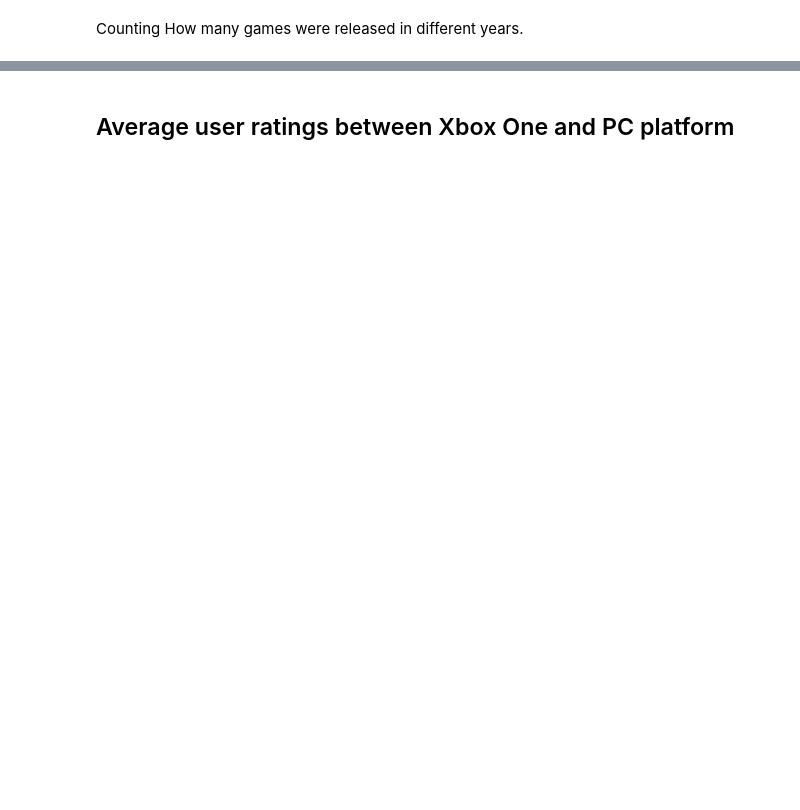
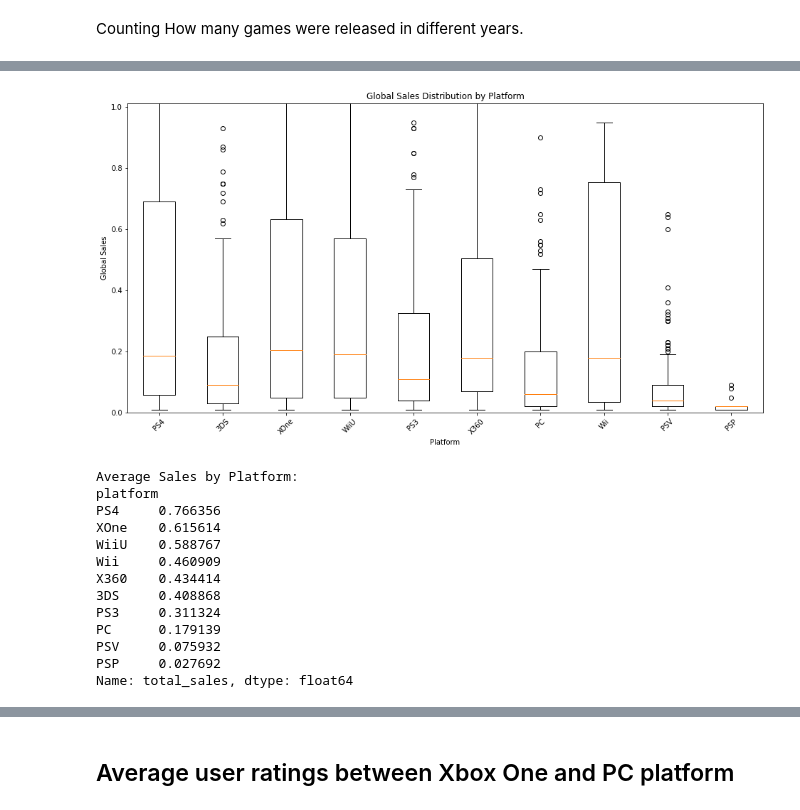
Before and after one commit to rperdomog/games_project, a Jupyter notebook: notebooks/EDA.ipynb, the cells around one changed output, grey strips where cells are left out. Drawn from its saved outputs; the diff is of its cells as text; code cells hidden in the pictures; blank space fills up the shorter version.

```diff
--- a/notebooks/EDA.ipynb
+++ b/notebooks/EDA.ipynb
@@ -646,0 +634,31 @@ The ratings have different behaviors depending the region, and also affect parti
+# %%
+# Build a box plot for global sales broken down by platform
+plt.figure(figsize=(16, 8))
+plt.boxplot([df_last_years[df_last_years['platform'] == platform]['total_sales'] for platform in df_last_years['platform'].unique()],
+            labels=df_last_years['platform'].unique())
+plt.title('Global Sales Distribution by Platform')
+plt.xlabel('Platform')
+plt.ylabel('Global Sales')
+plt.xticks(rotation=45)
+plt.ylim(0, df_last_years['total_sales'].quantile(0.9))  # Set ylim to show only the lower part of the boxplots
+plt.show()
+
+# Calculate and display average sales by platform
+average_sales = df_last_years.groupby('platform')['total_sales'].mean().sort_values(ascending=False)
+print("Average Sales by Platform:")
+print(average_sales)
+# %% [output]
+[figure, added]
+Average Sales by Platform:
+platform
+PS4     0.766356
+XOne    0.615614
+WiiU    0.588767
+Wii     0.460909
+X360    0.434414
+3DS     0.408868
+PS3     0.311324
+PC      0.179139
+PSV     0.075932
+PSP     0.027692
+Name: total_sales, dtype: float64
```
Also changed, not shown: parts of 83 cells of this notebook.
